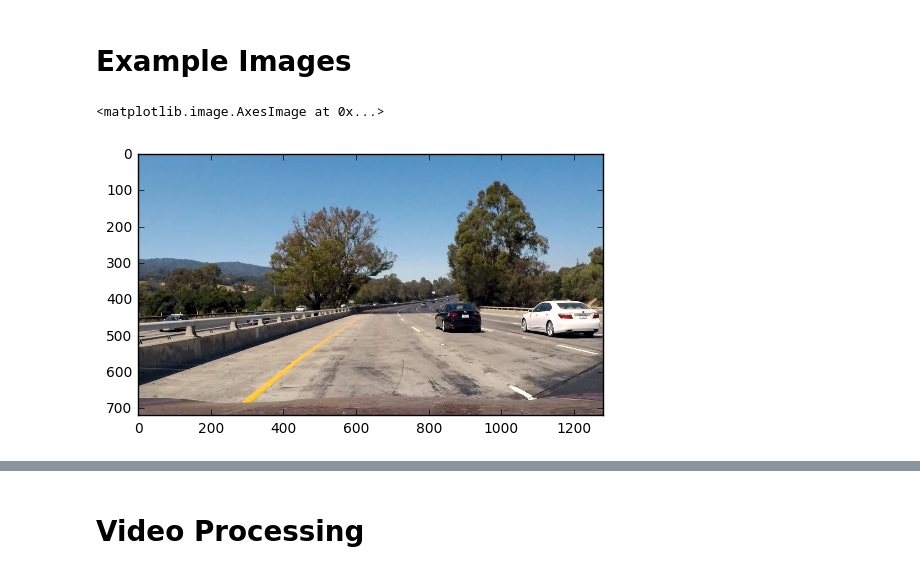
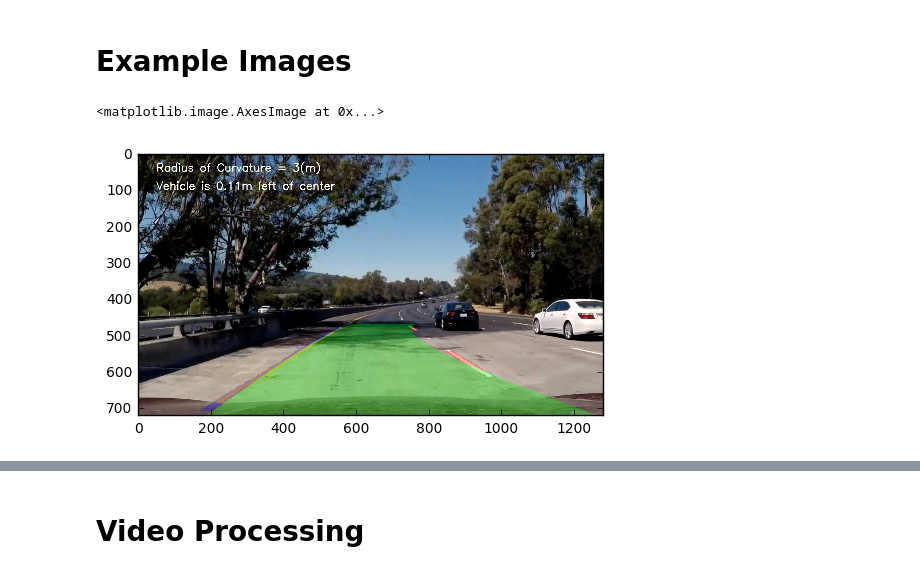
Before and after one commit to Aipakazuma/CarND-advancedLaneLines, a Jupyter notebook: Advanced Lane Lines.ipynb, the cells around one changed output, grey strips where cells are left out. Cells and saved outputs as stored; diff of their text form; code cells hidden in the pictures.

```diff
--- a/Advanced Lane Lines.ipynb
+++ b/Advanced Lane Lines.ipynb
@@ -261,16 +267,16 @@ def weighted_img(img, initial_img, alpha=0.5):
 # %%
 HIST_STEPS = 10
 SRC = np.float32([
-    (280, 720),
-    (530, 500),
-    (780, 500),
-    (1200, 720)])
+    (300, 720),
+    (580, 470),
+    (730, 470),
+    (1100, 720)])
 
 DST = np.float32([
-    (280, 720),
-    (280, 0),
-    (1200, 0),
-    (1200, 720)])
+    (450, 720),
+    (450, 0),
+    (950, 0),
+    (950, 720)])
 
 def image_pipline(img):
     orign_img = np.copy(img)
@@ -285,6 +291,9 @@ def image_pipline(img):
     # 3. Apply a perspective transform to rectify binary image ("birds-eye view").
     pt = PerspectiveTransformer(SRC, DST)
     img = pt.transform(img)
+    # mask outside are of persp trans
+    img[:, 1000:]=0
+    img[:, :300]=0
 
     # 4. Detect lane pixels and fit to find lane boundary.
     img = mark_lanes(img, HIST_STEPS)
@@ -365,10 +329,10 @@ plt.show()
 # %% [markdown]
 # Example Images
 # %%
-img = imread('test_images/test1.jpg')
-#img = image_pipline(img)
+img = imread('test_images/test5.jpg')
+img = image_pipline(img)
 
-plt.imshow(img)
+plt.imshow(img, cmap='gray')
 # %% [output]
 <matplotlib.image.AxesImage at 0x...>
-[figure, old version]
+[figure, new version]
```
Also changed, not shown: parts of 7 cells of this notebook, 2 other files.
